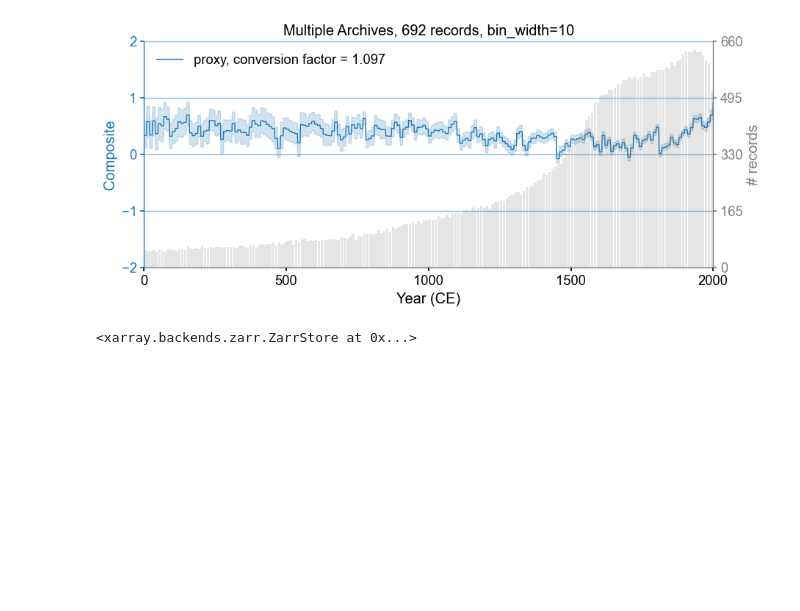
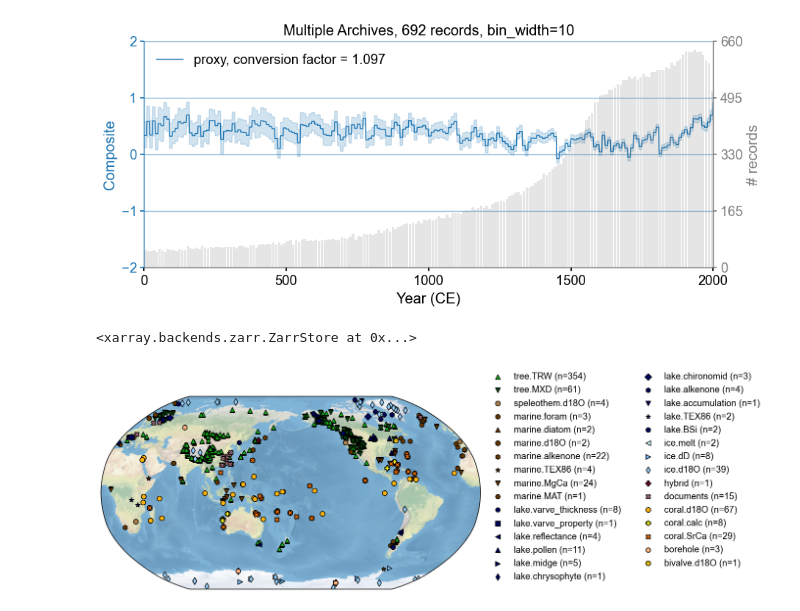
Before and after one commit to fzhu2e/cfr, a Jupyter notebook: docs/notebooks/tmp.ipynb, the cells around one changed output. Saved outputs shown, nothing was run; the diff lists cells and outputs as text; code cells hidden in the pictures; blank space fills up the shorter version.

```diff
--- a/docs/notebooks/tmp.ipynb
+++ b/docs/notebooks/tmp.ipynb
@@ -54,3 +54,11 @@ ds = xr.open_dataset('https://github.com/fzhu2e/cfr/raw/main/docsrc/notebooks/da
 ds
 # %%
 ds = xr.open_dataset('https://github.com/fzhu2e/cfr/raw/main/docsrc/notebooks/data/test.zarr', engine='zarr')
+# %%
+import cfr
+
+job = cfr.ReconJob()
+job.load_proxydb('./data/pages2k_updated_Palmyra_dataset.pkl')
+fig, ax = job.proxydb.plot()
+# %% [output]
+[figure, added]
```
Also changed, not shown: 23 other files.
